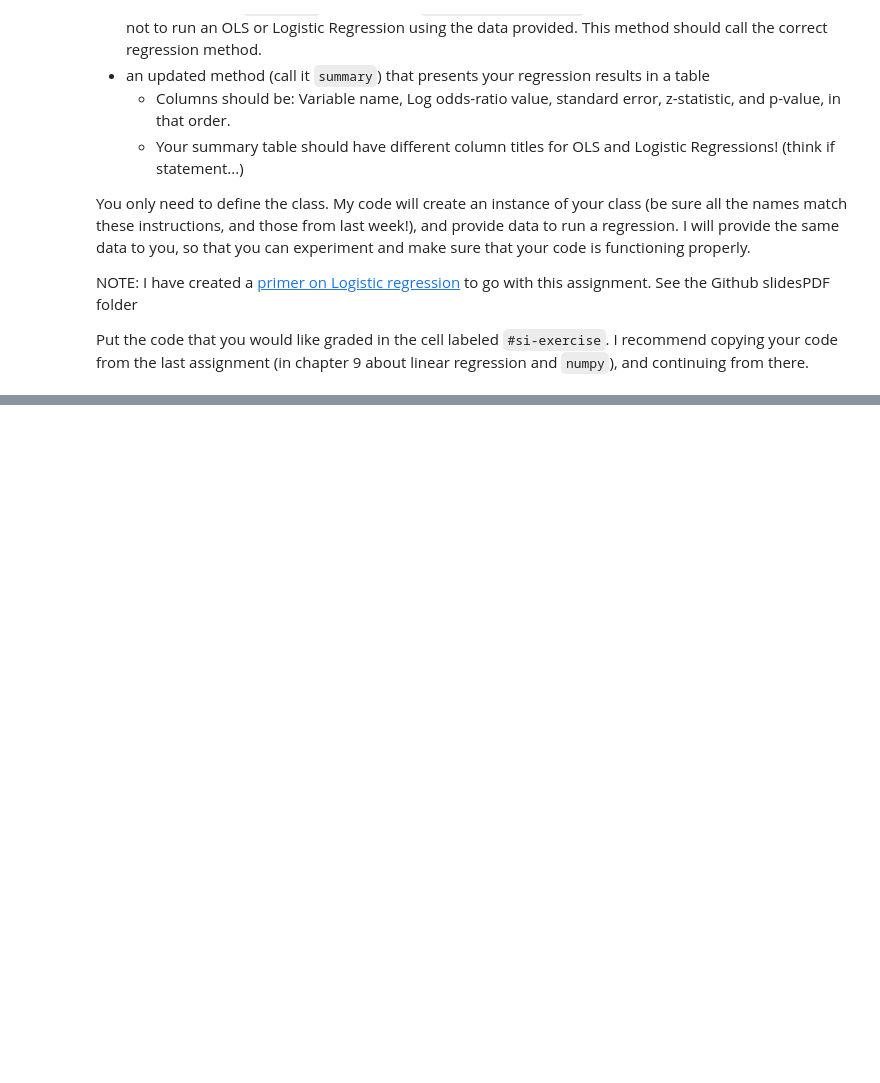
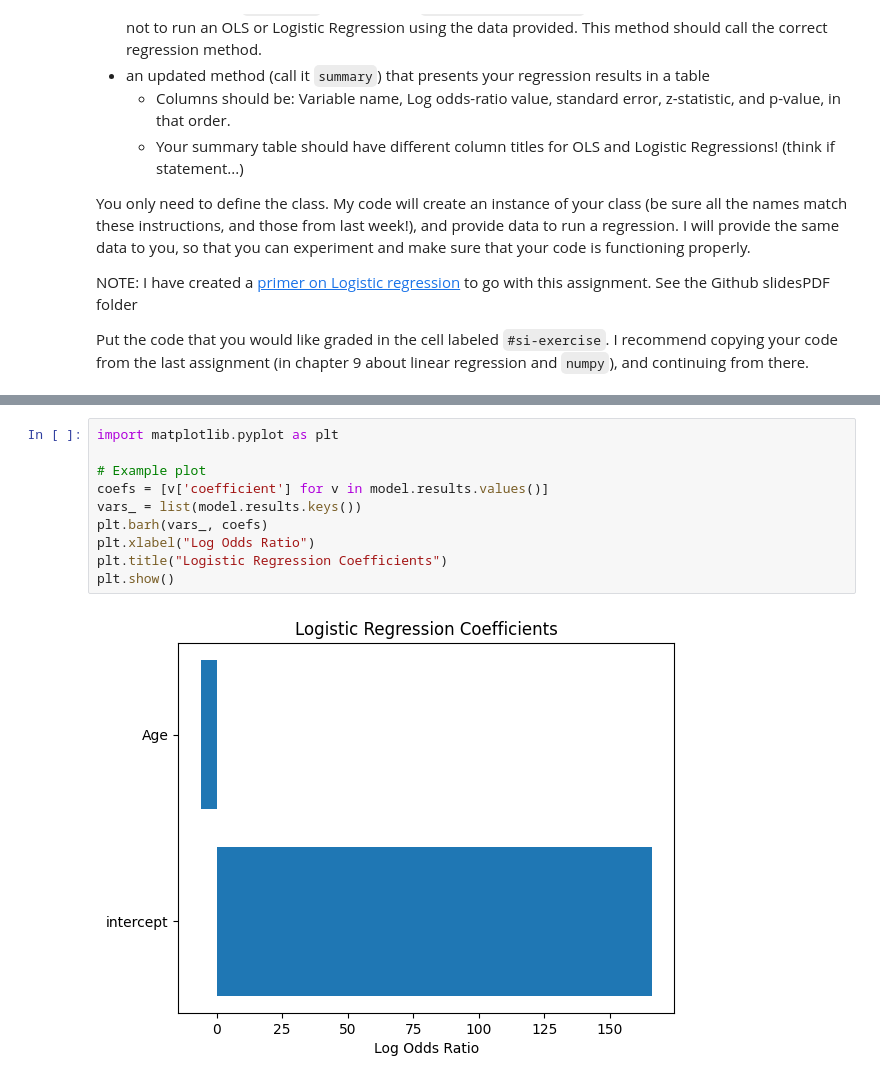
Before and after one commit to AmanJays/econ8320-assignment-10, a Jupyter notebook: Lesson.ipynb, the cells around one changed output, grey strips where cells are left out. Saved outputs shown, nothing was run; the diff lists cells and outputs as text; blank space fills up the shorter version.

```diff
--- a/Lesson.ipynb
+++ b/Lesson.ipynb
@@ -298,0 +299,12 @@ class RegressionModel:
+# %%
+import matplotlib.pyplot as plt
+
+# Example plot
+coefs = [v['coefficient'] for v in model.results.values()]
+vars_ = list(model.results.keys())
+plt.barh(vars_, coefs)
+plt.xlabel("Log Odds Ratio")
+plt.title("Logistic Regression Coefficients")
+plt.show()
+# %% [output]
+[figure, added]
```
Also changed, not shown: parts of 3 cells of this notebook.
